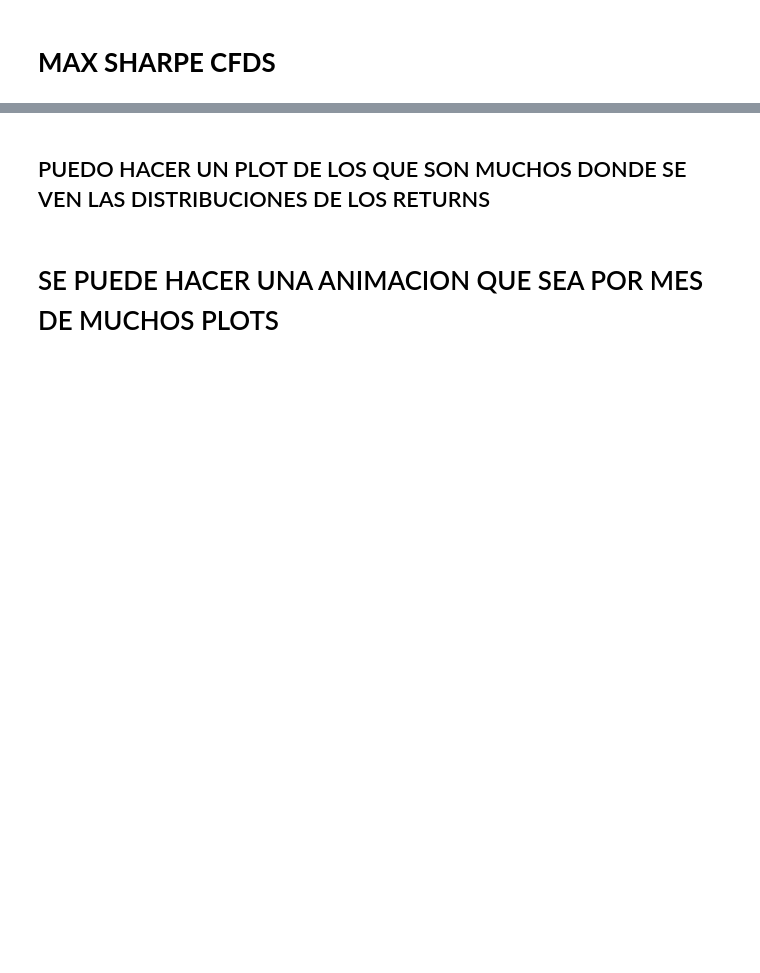
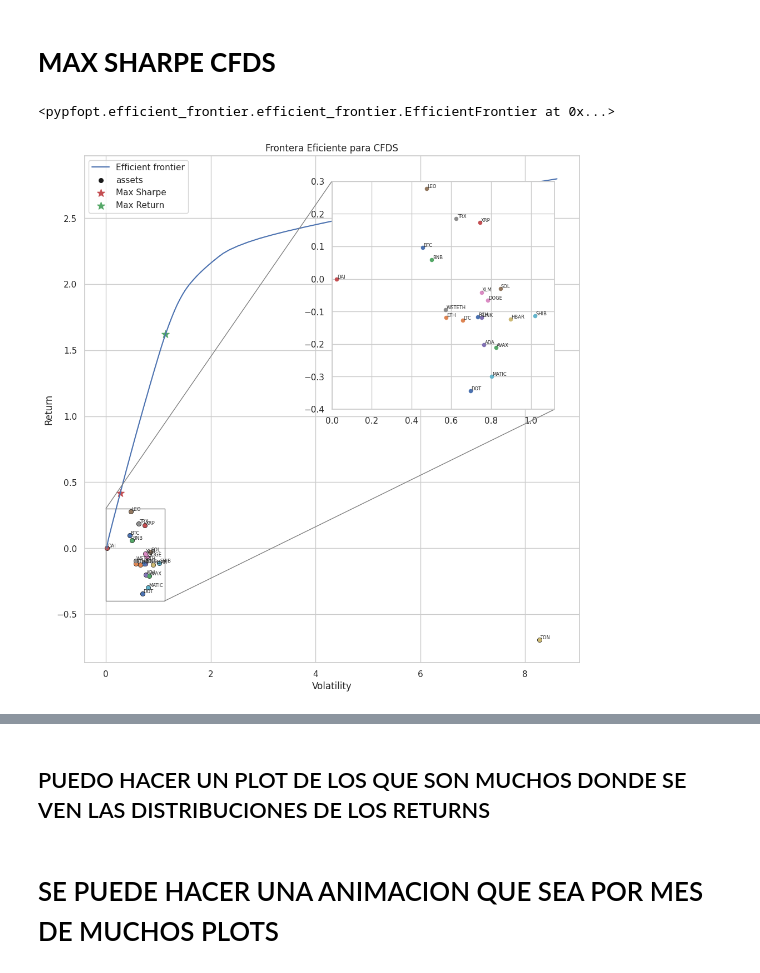
Before and after one commit to heritaco/Proyecto, a Jupyter notebook: Proyecto/Efficient Frontier.ipynb, the cells around one changed output, grey strips where cells are left out. Drawn from its saved outputs; the diff is of its cells as text; code cells hidden in the pictures; blank space fills up the shorter version.

```diff
--- a/Proyecto/Efficient Frontier.ipynb
+++ b/Proyecto/Efficient Frontier.ipynb
@@ -64,3 +57,6 @@ Sharpe Ratio: 0.64
 # **MAX SHARPE CFDS**
 # %%
 efshort = EfficientFrontier(mu, s, weight_bounds=(-1, 1))
+ef.deepcopy()
+# %% [output]
+<pypfopt.efficient_frontier.efficient_frontier.EfficientFrontier at 0x...>
@@ -67,3 +67,60 @@ efshort = EfficientFrontier(mu, s, weight_bounds=(-1, 1))
+# %%
+from mpl_toolkits.axes_grid1.inset_locator import mark_inset
+
+ef = EfficientFrontier(mu, s, weight_bounds=(-1, 1))
+
+fig, ax = plt.subplots(figsize=(10, 10))
+ef_max_sharpe = ef.deepcopy()
+plotting.plot_efficient_frontier(ef, ax=ax, show_assets=True, color='red')  # Change the color here
+
+# find the tangency portfolio
+ef_max_sharpe.max_sharpe()
+ret_tangent, std_tangent, _ = ef_max_sharpe.portfolio_performance()
+ax.scatter(std_tangent, ret_tangent, marker="*", s=100, c="r", label="Max Sharpe")
+
+# find the maximum return portfolio
+ef_max_return = EfficientFrontier(mu, s, weight_bounds=(-1, 1)) # create a new instance of the efficient frontier
+ef_max_return.max_quadratic_utility()
+ret_max, std_max, _ = ef_max_return.portfolio_performance()
+ax.scatter(std_max, ret_max, marker="*", s=100, c="g", label="Max Return")
+
+# Calculate individual asset volatilities from the covariance matrix
+asset_volatilities = np.sqrt(np.diag(s))
+asset_returns = np.array(mu)
+
+# Annotate each asset with its volatility (x) and expected return (y)
+for i, txt in enumerate(data.columns):
+    ax.annotate(txt, (asset_volatilities[i], asset_returns[i]), xytext=(1, 1), textcoords='offset points', fontsize=6)
+    ax.scatter(asset_volatilities[i], asset_returns[i], marker='o', s=20)
+
+# Create inset of the zoomed region
+x_zoom = (0, 1.12)
+y_zoom = (-.4, .3)
+axins = ax.inset_axes([0.5, 0.5, 0.45, 0.45])
+axins.set_xlim(x_zoom)
+axins.set_ylim(y_zoom)
+
+# Plot the same data on the inset
+for i, txt in enumerate(data.columns):
+    axins.annotate(txt, (asset_volatilities[i], asset_returns[i]), xytext=(1, 1), textcoords='offset points', fontsize=6)
+    axins.scatter(asset_volatilities[i], asset_returns[i], marker='o', s=20)
+
+# Mark the zoomed area on the main plot
+mark_inset(ax, axins, loc1=2, loc2=4, fc="none", ec="0.5")
+
+# Add legend
+ax.legend()
+
+plt.tight_layout()
+
+# add title
+plt.title("Frontera Eficiente para CFDS")
+
+plt.savefig("efficient_frontier.svg")
+
+plt.show()
+# %% [output]
+[figure, added]
 # %%
 msshort = efshort.max_sharpe()
 # %%
```
Also changed, not shown: parts of 18 cells of this notebook, 3 other files.
